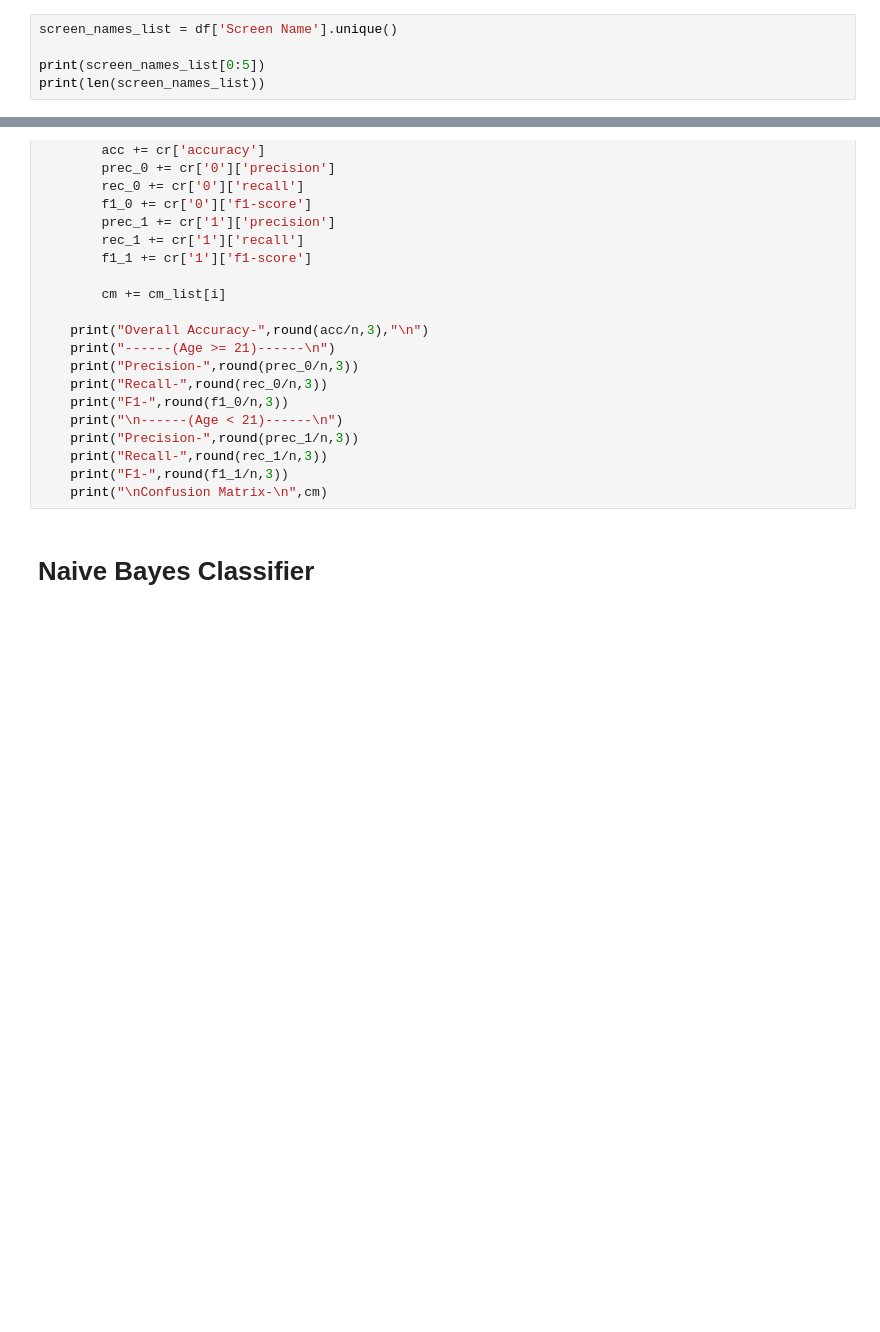
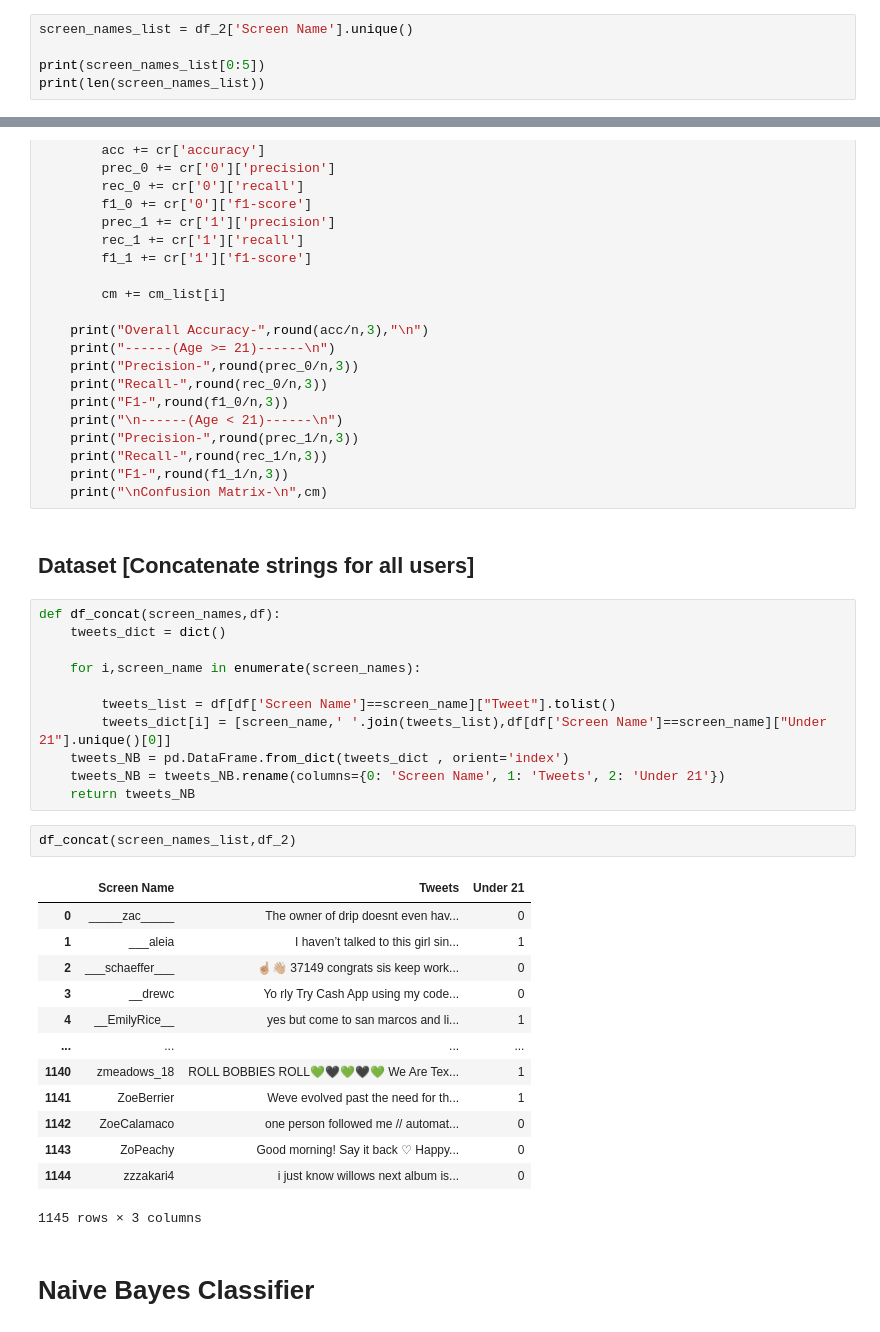
Before and after one commit to MinhNguyen99AI/CS640AI-Demographics-Prediction, a Jupyter notebook: agePrediction.ipynb, the cells around one changed output, grey strips where cells are left out. Cells and saved outputs as stored; diff of their text form; blank space fills up the shorter version.

```diff
--- a/agePrediction.ipynb
+++ b/agePrediction.ipynb
@@ -96,7 +181,7 @@ df['Under 21'].value_counts()
 1    39270
 Name: Under 21, dtype: int64
 # %%
-screen_names_list = df['Screen Name'].unique()
+screen_names_list = df_2['Screen Name'].unique()
 
 print(screen_names_list[0:5])
 print(len(screen_names_list))
@@ -130,6 +215,35 @@ def final_classification_report(cr_list, cm_list):
     print("Recall-",round(rec_1/n,3))
     print("F1-",round(f1_1/n,3))
     print("\nConfusion Matrix-\n",cm)
+# %% [markdown]
+## Dataset [Concatenate strings for all users]
+# %%
+def df_concat(screen_names,df):
+    tweets_dict = dict()
+
+    for i,screen_name in enumerate(screen_names):
+
+        tweets_list = df[df['Screen Name']==screen_name]["Tweet"].tolist()
+        tweets_dict[i] = [screen_name,' '.join(tweets_list),df[df['Screen Name']==screen_name]["Under 21"].unique()[0]]
+    tweets_NB = pd.DataFrame.from_dict(tweets_dict , orient='index')
+    tweets_NB = tweets_NB.rename(columns={0: 'Screen Name', 1: 'Tweets', 2: 'Under 21'})
+    return tweets_NB
+# %%
+df_concat(screen_names_list,df_2)
+# %% [output]
+|  | Screen Name | Tweets | Under 21 |
+| 0 | _____zac_____ | The owner of drip doesnt even hav... | 0 |
+| 1 | ___aleia | I haven’t talked to this girl sin... | 1 |
+| 2 | ___schaeffer___ | ☝🏼👋🏼 37149 congrats sis keep work... | 0 |
+| 3 | __drewc | Yo rly Try Cash App using my code... | 0 |
+| 4 | __EmilyRice__ | yes but come to san marcos and li... | 1 |
+| ... | ... | ... | ... |
+| 1140 | zmeadows_18 | ROLL BOBBIES ROLL💚🖤💚🖤💚 We Are Tex... | 1 |
+| 1141 | ZoeBerrier | Weve evolved past the need for th... | 1 |
+| 1142 | ZoeCalamaco | one person followed me // automat... | 0 |
+| 1143 | ZoPeachy | Good morning! Say it back ♡ Happy... | 0 |
+| 1144 | zzzakari4 | i just know willows next album is... | 0 |
+1145 rows × 3 columns
 # %% [markdown]
 # Naive Bayes Classifier
 # %%
```
Also changed, not shown: parts of 65 cells of this notebook.
